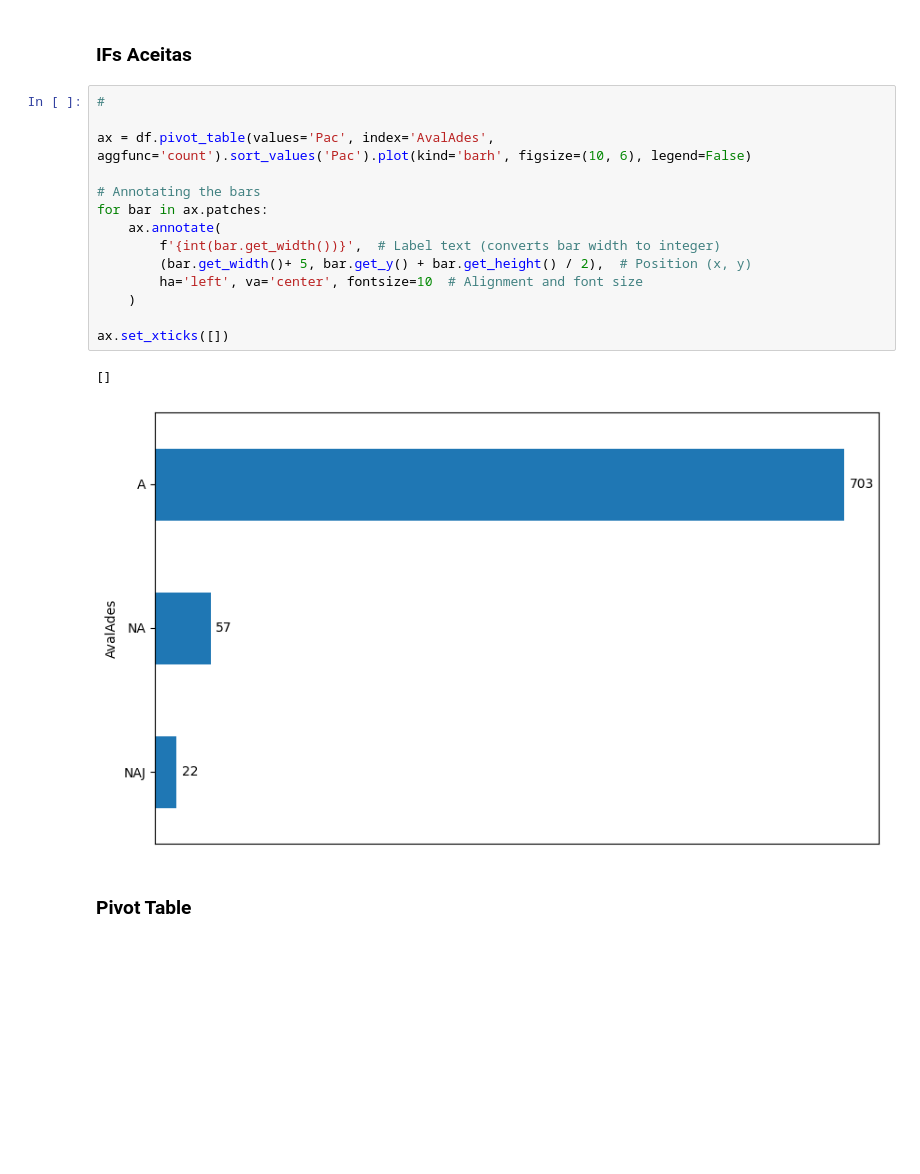
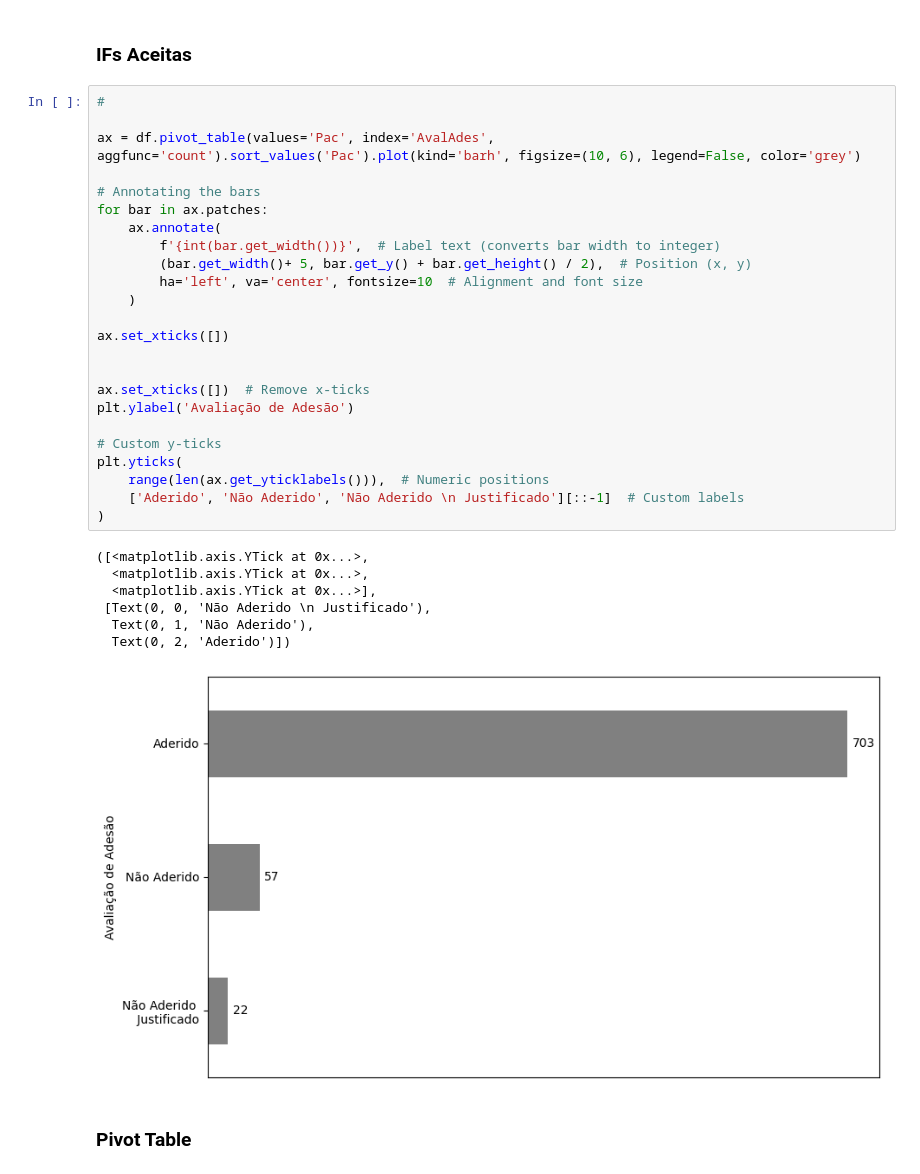
Before and after one commit to salgadosp/intervencoes_farmaceuticas, a Jupyter notebook: analise.ipynb, the cells around one changed output. Drawn from its saved outputs; the diff is of its cells as text; blank space fills up the shorter version.

```diff
--- a/analise.ipynb
+++ b/analise.ipynb
@@ -490,20 +490,35 @@ df_med[['A', 'C']].head(11).tail(10).plot(kind='barh', stacked=True)
 # %%
 #
 
-ax = df.pivot_table(values='Pac', index='AvalAdes', aggfunc='count').sort_values('Pac').plot(kind='barh', figsize=(10, 6), legend=False)
+ax = df.pivot_table(values='Pac', index='AvalAdes', aggfunc='count').sort_values('Pac').plot(kind='barh', figsize=(10, 6), legend=False, color='grey')
 
 # Annotating the bars
 for bar in ax.patches:
     ax.annotate(
         f'{int(bar.get_width())}',  # Label text (converts bar width to integer)
         (bar.get_width()+ 5, bar.get_y() + bar.get_height() / 2),  # Position (x, y)
         ha='left', va='center', fontsize=10  # Alignment and font size
     )
 
 ax.set_xticks([])
+
+
+ax.set_xticks([])  # Remove x-ticks
+plt.ylabel('Avaliação de Adesão')
+
+# Custom y-ticks
+plt.yticks(
+    range(len(ax.get_yticklabels())),  # Numeric positions
+    ['Aderido', 'Não Aderido', 'Não Aderido \n Justificado'][::-1]  # Custom labels
+)
 # %% [output]
-[]
+([<matplotlib.axis.YTick at 0x...>,
+  <matplotlib.axis.YTick at 0x...>,
+  <matplotlib.axis.YTick at 0x...>],
+ [Text(0, 0, 'Não Aderido \n Justificado'),
+  Text(0, 1, 'Não Aderido'),
+  Text(0, 2, 'Aderido')])
-[figure, old version]
+[figure, new version]
 # %% [markdown]
 ### Pivot Table
 # %%
```
Also changed, not shown: parts of 2 cells of this notebook.
